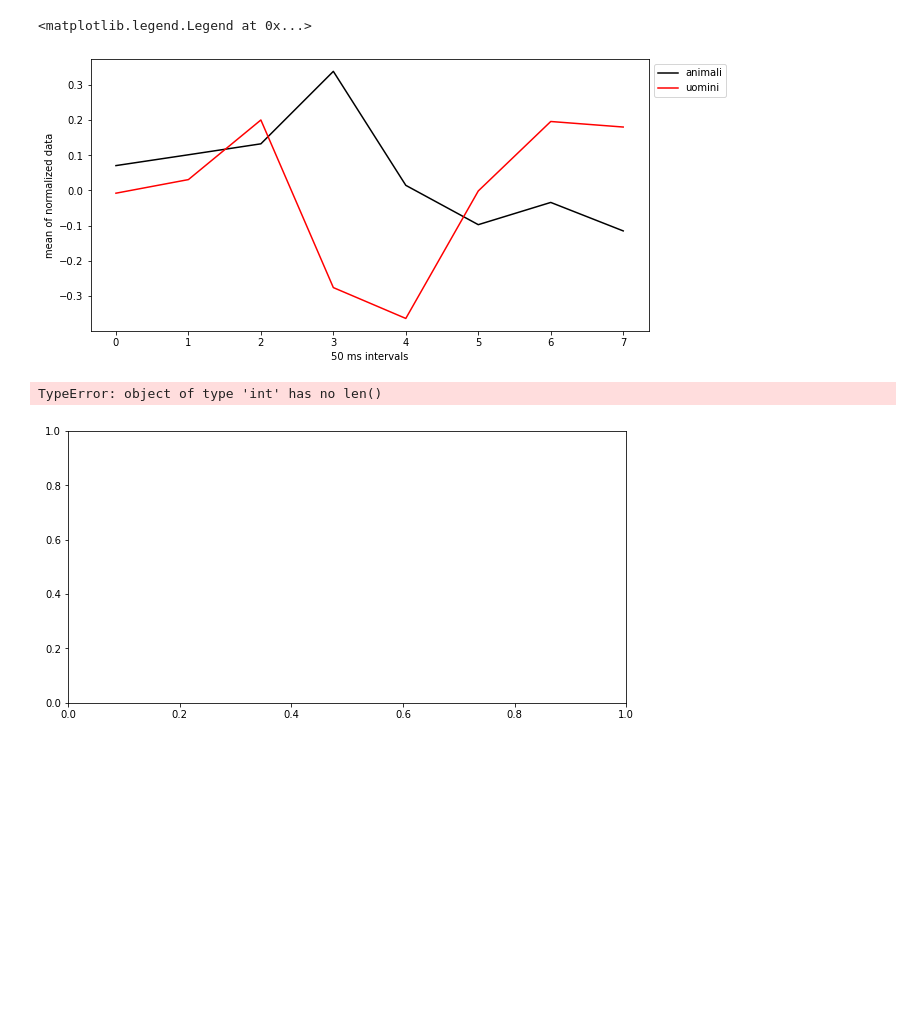
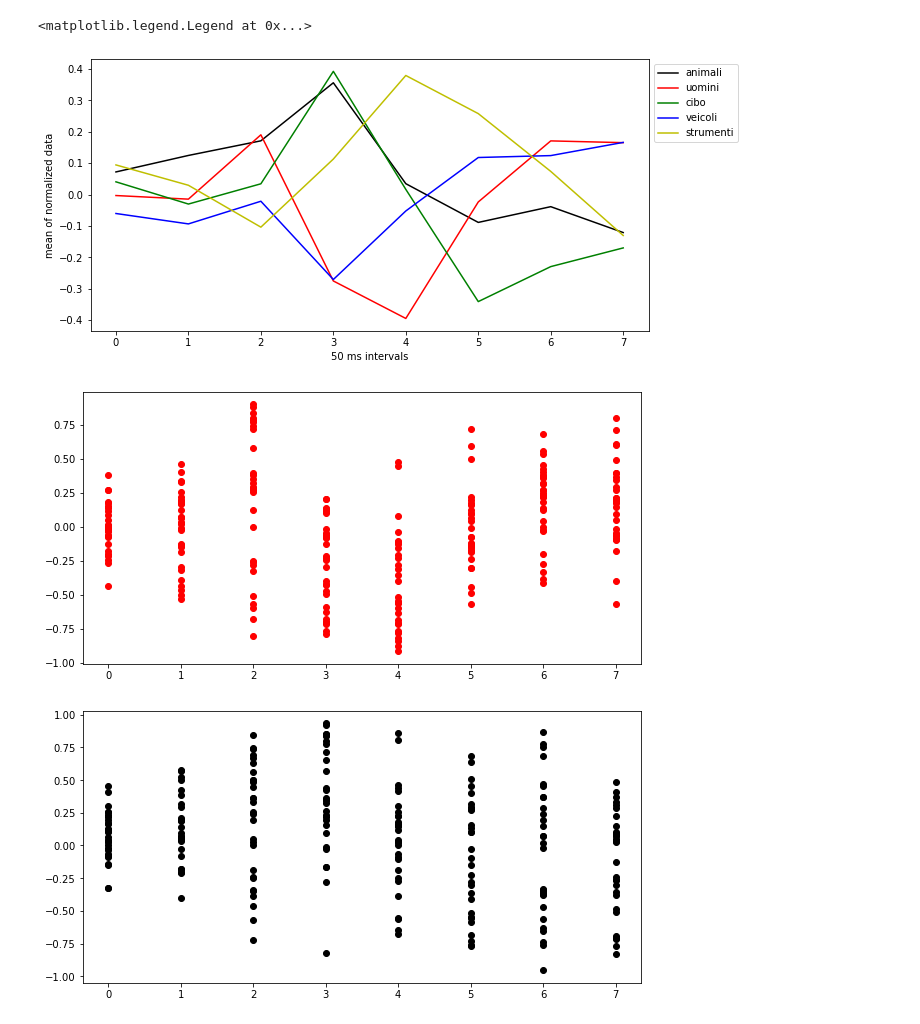
Before and after one commit to Diego41ITA/EEG-analysis, a Jupyter notebook: Read ERP_interval.ipynb, the cells around one changed output. Cells and saved outputs as stored; diff of their text form; code cells hidden in the pictures; blank space fills up the shorter version.

```diff
--- a/Read ERP_interval.ipynb
+++ b/Read ERP_interval.ipynb
@@ -40,13 +41,19 @@ data.head()
 #trasformo i dati in matrice numpy
 tab=np.array(data)
 # %%
-#ottengo gli indici
-Adx=np.arange(0,59,2)
-Bdx=np.arange(1,60,2)
+#ottengo gli indici AAAAA VANNO RICALCOLATI
+Adx=np.arange(0,144,5)
+Bdx=np.arange(1,144,5)
+Cdx=np.arange(2,144,5)
+Ddx=np.arange(3,144,5)
+Edx=np.arange(4,145,5)
 # %%
 #ottengo i vettori animali e uomini
 vett_animali=[tab[i]  for  i in Adx]
-vett_uomini= [tab[i]  for  i in Bdx]
+vett_uomini=[tab[i]  for  i in Bdx]
+vett_cibo=[tab[i]  for  i in Cdx]
+vett_veicoli=[tab[i]  for  i in Ddx]
+vett_strumenti=[tab[i]  for  i in Edx]
 # %%
 len(vett_animali)
 # %% [output]
@@ -108,50 +122,66 @@ plt.legend(bbox_to_anchor = (1.0, 1), loc = 'upper left')
 # %%
 #Indici che definiscono gli intervalli
-Sid=[25,37,49,61,73,85,98,110,123]
+Sid=[24,37,49,61,73,85,98,110,123]
 
 #Ottengo gli intervalli dai vettori tempo e categorie animali e uomini
 S_x=[np.take(x,np.arange(Sid[i],Sid[i+1]))for  i in range(len(Sid)-1)]
 S_a_m=[np.take(animali,np.arange(Sid[i],Sid[i+1]))for  i in range(len(Sid)-1)]
 S_u_m=[np.take(uomini,np.arange(Sid[i],Sid[i+1]))for  i in range(len(Sid)-1)]
+S_c_m=[np.take(cibo,np.arange(Sid[i],Sid[i+1]))for  i in range(len(Sid)-1)]
+S_v_m=[np.take(veicoli,np.arange(Sid[i],Sid[i+1]))for  i in range(len(Sid)-1)]
+S_s_m=[np.take(strumenti,np.arange(Sid[i],Sid[i+1]))for  i in range(len(Sid)-1)]
 
 #ottengo i valori medi per ogni intervallo dei vettori delle categorie animali e uomini
 S_mean_a_m=[np.mean(i) for  i in S_a_m]
 S_mean_u_m=[np.mean(i) for  i in S_u_m]
+S_mean_c_m=[np.mean(i) for  i in S_c_m]
+S_mean_v_m=[np.mean(i) for  i in S_v_m]
+S_mean_s_m=[np.mean(i) for  i in S_s_m]
 
 #plotto i risutati
 plt.figure(figsize = (10, 5))
 plt.plot(range(8),S_mean_a_m,color='k', label = 'animali')
 plt.plot(range(8),S_mean_u_m,color='r',label = 'uomini')
+plt.plot(range(8),S_mean_c_m,color='g', label = 'cibo')
+plt.plot(range(8),S_mean_v_m,color='b',label = 'veicoli')
+plt.plot(range(8),S_mean_s_m,color='y', label = 'strumenti')
+
 plt.xlabel('50 ms intervals')
 plt.ylabel('mean of normalized data')
 plt.legend(bbox_to_anchor = (1.0, 1), loc = 'upper left')
 # %% [output]
 <matplotlib.legend.Legend at 0x...>
-[figure, old version]
+[figure, new version]
 # %%
 #eseguo la segmentazione per tutti gli nimali e per tutti gli uomini
-S_a=[[np.take(j,np.arange(Sid[i],Sid[i+1]))for  i in range(len(Sid)-1)] for  j in vett_animali]
+S_a=[[np.take(j,np.arange(Sid[i],Sid[i+1]))for  i in range(len(Sid)-1)]for  j in vett_animali]
 S_u=[[np.take(j,np.arange(Sid[i],Sid[i+1]))for  i in range(len(Sid)-1)] for  j in vett_uomini]
-
+S_c=[[np.take(j,np.arange(Sid[i],Sid[i+1]))for  i in range(len(Sid)-1)]for  j in vett_cibo]
+S_v=[[np.take(j,np.arange(Sid[i],Sid[i+1]))for  i in range(len(Sid)-1)] for  j in vett_veicoli]
+S_s=[[np.take(j,np.arange(Sid[i],Sid[i+1]))for  i in range(len(Sid)-1)]for  j in vett_strumenti]
 
 #eseguo la media e std per tutti
 S_mean_a=[[np.mean(i) for  i in S_a[j]]for j in range(len(vett_animali))]
-S_mean_u=[[np.mean(i) for  i in S_u[j]]for j in range(len(vett_animali))]
+S_mean_u=[[np.mean(i) for  i in S_u[j]]for j in range(len(vett_uomini))]
+S_mean_c=[[np.mean(i) for  i in S_c[j]]for j in range(len(vett_cibo))]
+S_mean_v=[[np.mean(i) for  i in S_v[j]]for j in range(len(vett_veicoli))]
+S_mean_s=[[np.mean(i) for  i in S_s[j]]for j in range(len(vett_strumenti))]
+
 S_std_a=[[np.std(i) for  i in S_a[j]]for j in range(len(vett_animali))]
 S_std_u=[[np.std(i) for  i in S_u[j]]for j in range(len(vett_animali))]
 S_ent_a=[[scipy.stats.entropy(i, qk=None, base=None, axis=0) for  i in S_a[j]]for j in range(len(vett_animali))]
 S_ent_u=[[scipy.stats.entropy(i, qk=None, base=None, axis=0) for  i in S_u[j]]for j in range(len(vett_animali))]
 # %%
 plt.figure(figsize = (10, 5))
-for  i in range(8):
-    plt.boxplot(S_mean_a[:][i])
+for  i in range(len(vett_animali)):
+    plt.scatter(range(8),S_mean_u[i], color='r')
 
 plt.figure(figsize = (10, 5))
 for  i in range(len(vett_animali)):
     plt.scatter(range(8),S_mean_a[i], color='k' )
 # %% [output]
-TypeError: object of type 'int' has no len()
-[figure, old version]
+[figure, new version]
+[figure, added]
 # %%
 plt.figure(figsize = (10, 5))
 for  i in range(len(vett_animali)):
```
Also changed, not shown: parts of 29 cells of this notebook, 3 other files.
